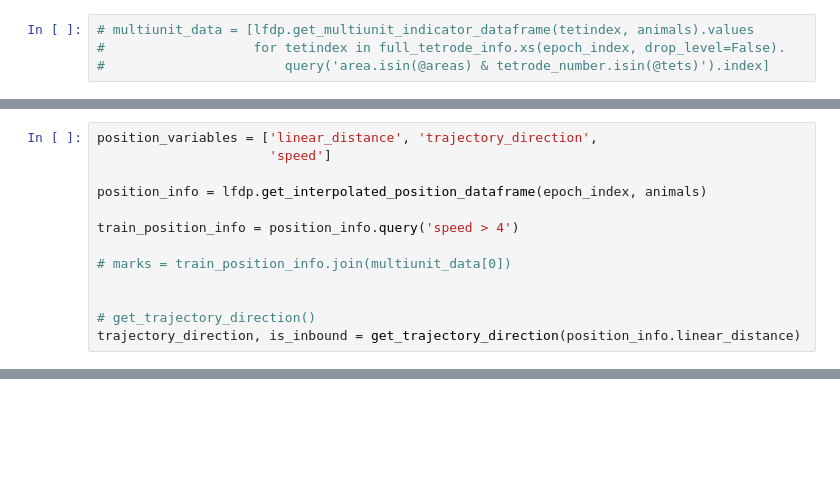
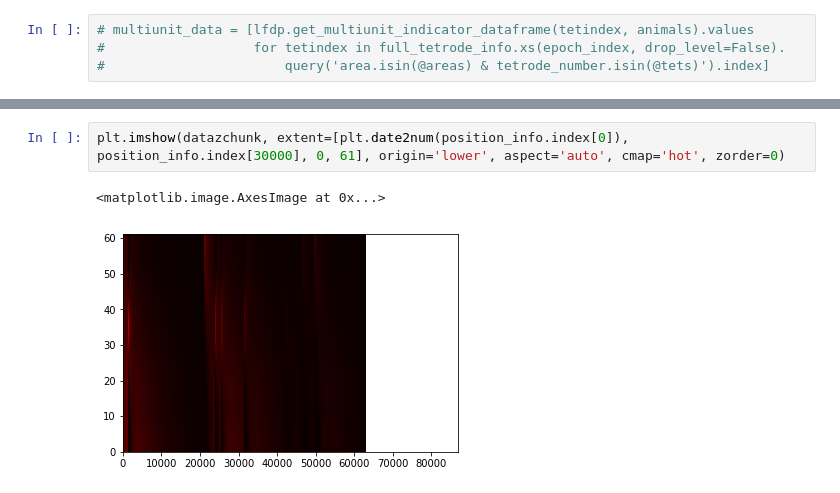
Before and after one commit to edeno/Roumis_2018, a Jupyter notebook: notebooks/20171121_decoding.ipynb, the cells around one changed output, grey strips where cells are left out. Saved outputs shown, nothing was run; the diff lists cells and outputs as text; blank space fills up the shorter version.

Commit message:
testing mark decoding on minute segments

```diff
--- a/notebooks/20171121_decoding.ipynb
+++ b/notebooks/20171121_decoding.ipynb
@@ -115,13 +152,0 @@ MultiIndex(levels=[['JZ1'], [1, 2, 3, 4, 5, 6, 7, 8, 9, 10, 11, 12, 13, 14], [1,
-# %%
-position_variables = ['linear_distance', 'trajectory_direction',
-                      'speed']
-
-position_info = lfdp.get_interpolated_position_dataframe(epoch_index, animals)
-
-train_position_info = position_info.query('speed > 4')
-
-# marks = train_position_info.join(multiunit_data[0])
-
-
-# get_trajectory_direction()
-trajectory_direction, is_inbound = get_trajectory_direction(position_info.linear_distance)
@@ -211,0 +695,5 @@ a = lfdp.get_computed_ripples_dataframe(tetindex, animals)
+# %%
+plt.imshow(datazchunk, extent=[plt.date2num(position_info.index[0]), position_info.index[30000], 0, 61], origin='lower', aspect='auto', cmap='hot', zorder=0)
+# %% [output]
+<matplotlib.image.AxesImage at 0x...>
+[figure, added]
```
Also changed, not shown: parts of 135 cells of this notebook.
